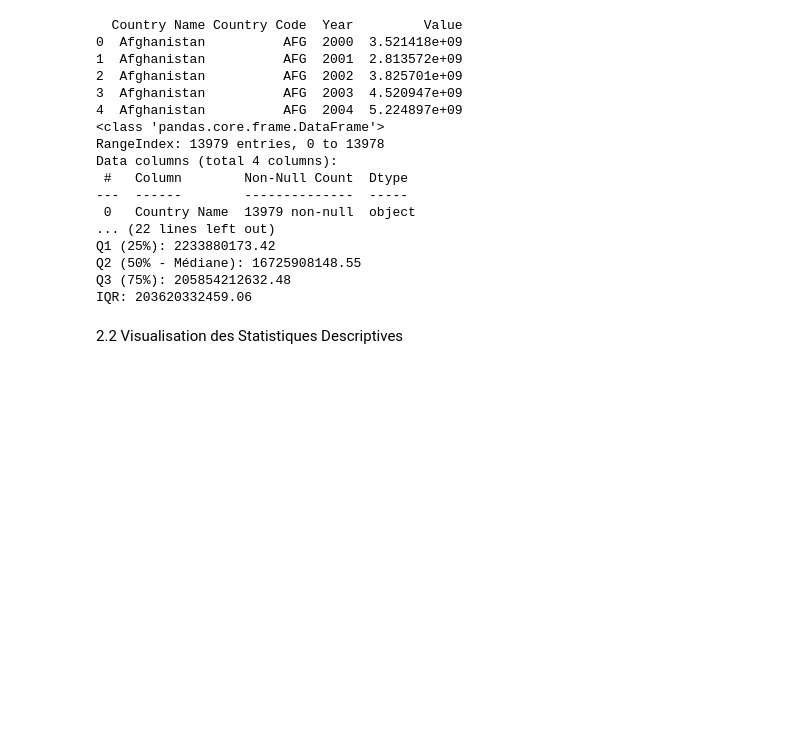
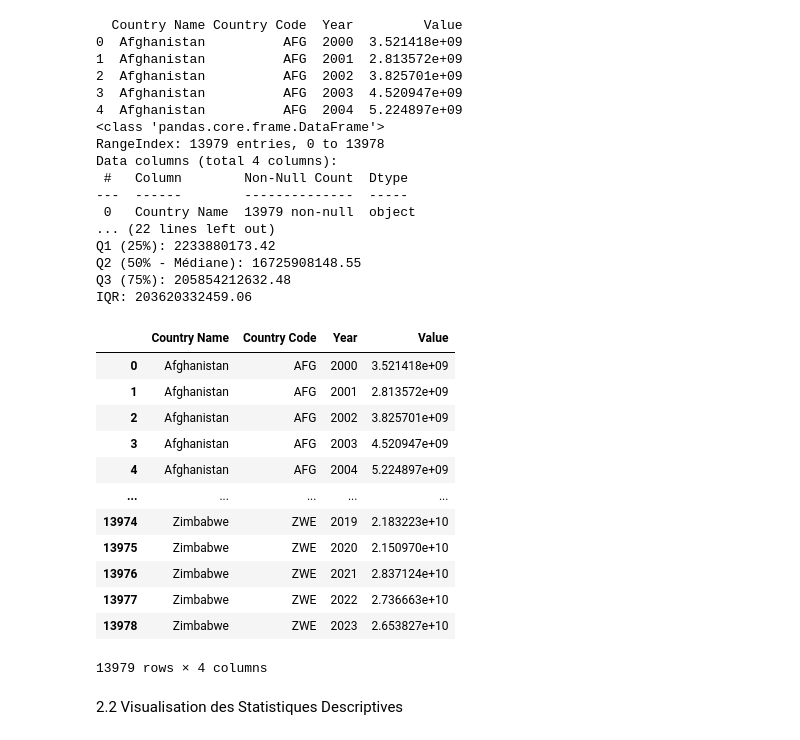
Before and after one commit to IKRAM3498/DS2, a Jupyter notebook: TP_DS_EL_WALI_IKRAM.ipynb, the cells around one changed output. Saved outputs shown, nothing was run; the diff lists cells and outputs as text; code cells hidden in the pictures; blank space fills up the shorter version.

```diff
--- a/TP_DS_EL_WALI_IKRAM.ipynb
+++ b/TP_DS_EL_WALI_IKRAM.ipynb
@@ -56,6 +74,22 @@ Q1 (25%): 2233880173.42
 Q2 (50% - Médiane): 16725908148.55
 Q3 (75%): 205854212632.48
 IQR: 203620332459.06
+# %%
+df
+# %% [output]
+|  | Country Name | Country Code | Year | Value |
+| 0 | Afghanistan | AFG | 2000 | 3.521418e+09 |
+| 1 | Afghanistan | AFG | 2001 | 2.813572e+09 |
+| 2 | Afghanistan | AFG | 2002 | 3.825701e+09 |
+| 3 | Afghanistan | AFG | 2003 | 4.520947e+09 |
+| 4 | Afghanistan | AFG | 2004 | 5.224897e+09 |
+| ... | ... | ... | ... | ... |
+| 13974 | Zimbabwe | ZWE | 2019 | 2.183223e+10 |
+| 13975 | Zimbabwe | ZWE | 2020 | 2.150970e+10 |
+| 13976 | Zimbabwe | ZWE | 2021 | 2.837124e+10 |
+| 13977 | Zimbabwe | ZWE | 2022 | 2.736663e+10 |
+| 13978 | Zimbabwe | ZWE | 2023 | 2.653827e+10 |
+13979 rows × 4 columns
 # %% [markdown]
 2.2 Visualisation des Statistiques Descriptives
 # %%
```
Also changed, not shown: parts of 3 cells of this notebook.
